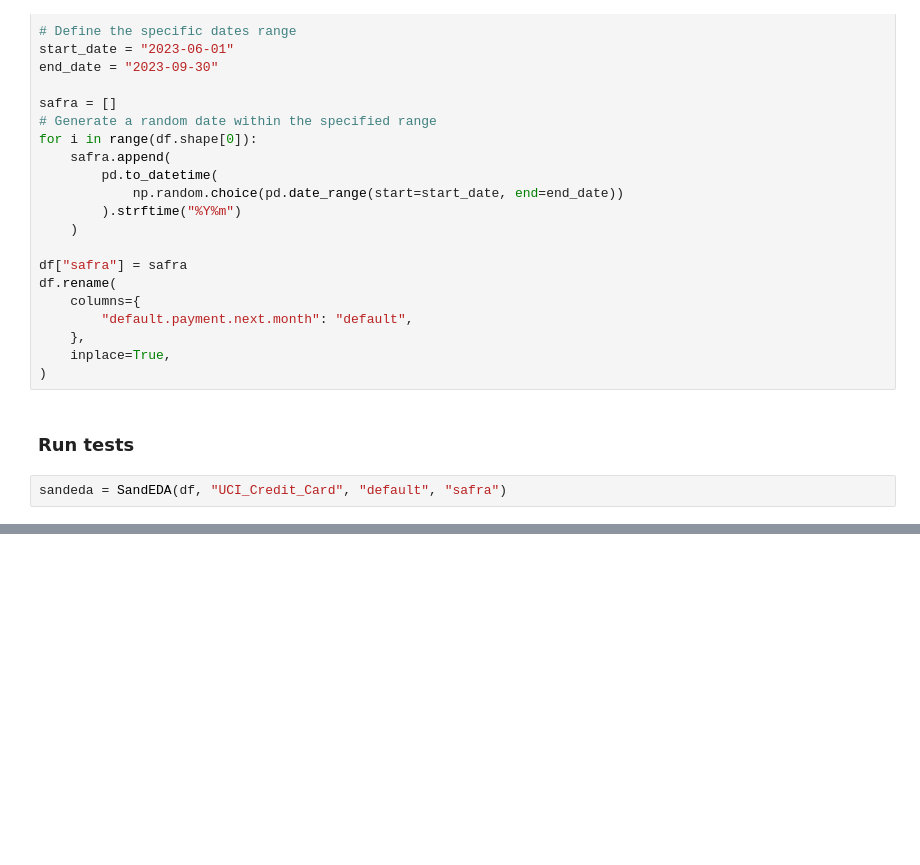
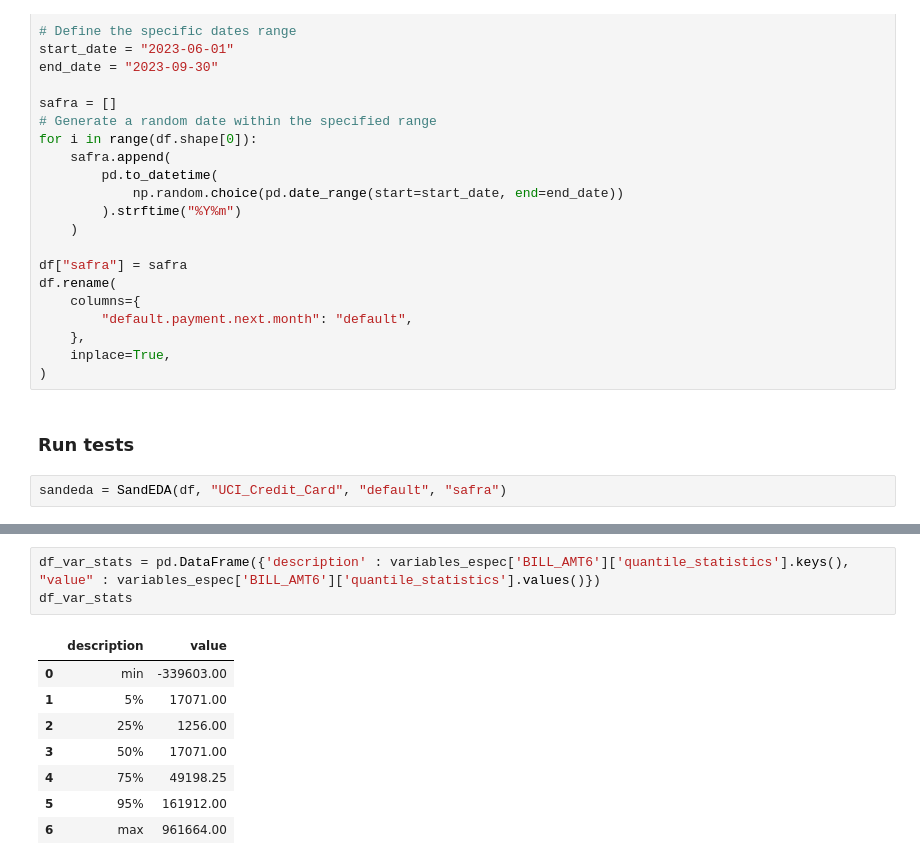
Before and after one commit to luleoli/janestreet, a Jupyter notebook: test.ipynb, the cells around one changed output, grey strips where cells are left out. Cells and saved outputs as stored; diff of their text form; blank space fills up the shorter version.

```diff
--- a/test.ipynb
+++ b/test.ipynb
@@ -142,0 +462,12 @@ dtype: float64
+# %%
+df_var_stats = pd.DataFrame({'description' : variables_espec['BILL_AMT6']['quantile_statistics'].keys(), "value" : variables_espec['BILL_AMT6']['quantile_statistics'].values()})
+df_var_stats
+# %% [output]
+|  | description | value |
+| 0 | min | -339603.00 |
+| 1 | 5% | 17071.00 |
+| 2 | 25% | 1256.00 |
+| 3 | 50% | 17071.00 |
+| 4 | 75% | 49198.25 |
+| 5 | 95% | 161912.00 |
+| 6 | max | 961664.00 |
```
Also changed, not shown: parts of 37 cells of this notebook, 7 other files.
